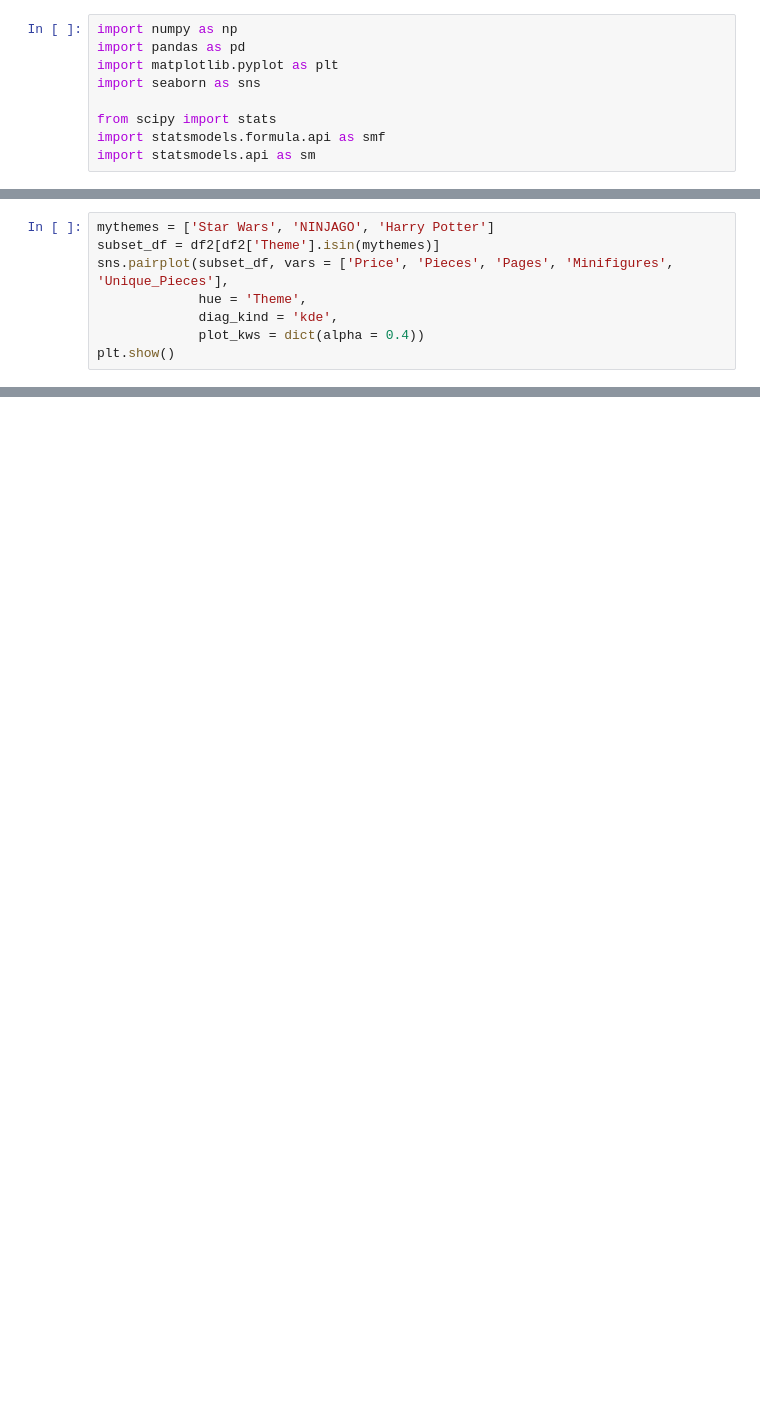
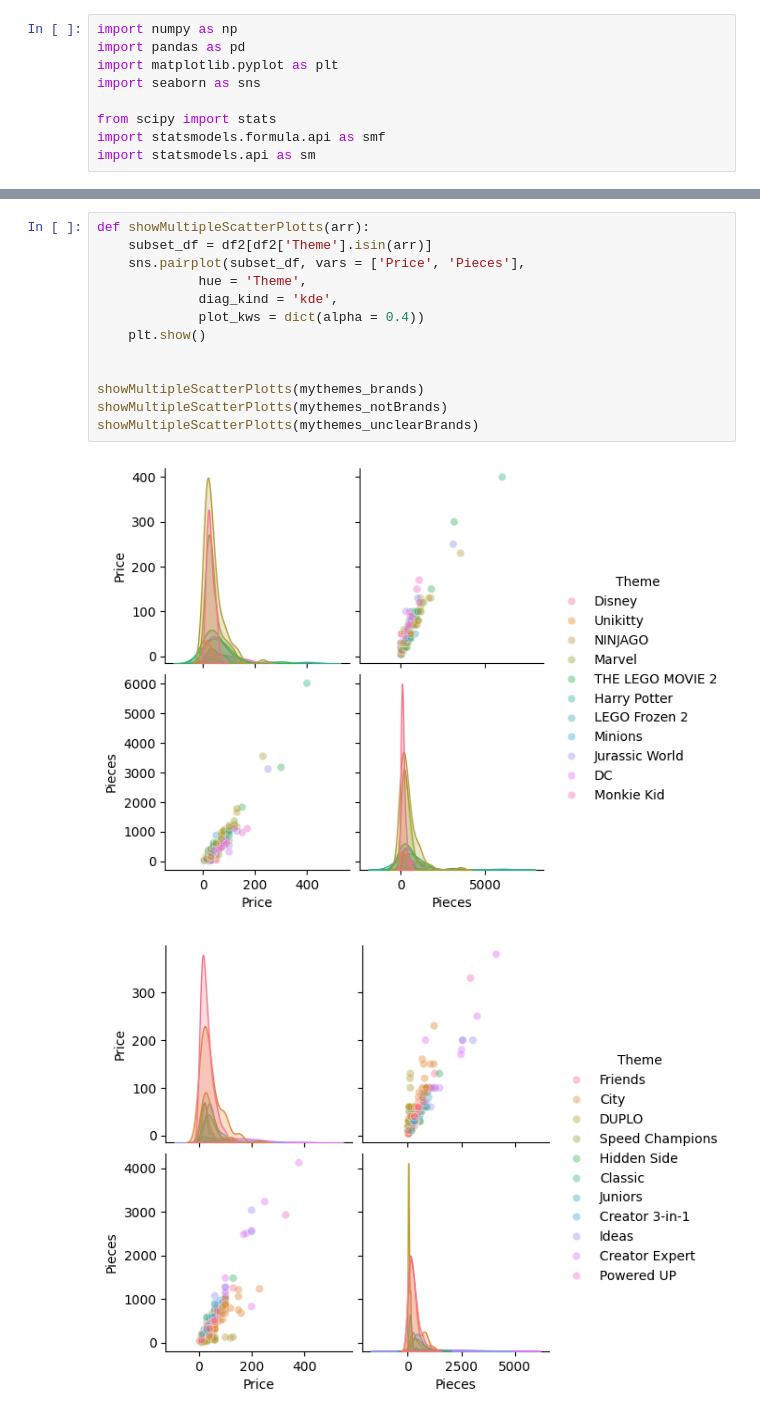
Before and after one commit to erikbjo/istg1003prosjekt, a Jupyter notebook: Oppgaver/oppg1.ipynb, the cells around one changed output, grey strips where cells are left out. Drawn from its saved outputs; the diff is of its cells as text; blank space fills up the shorter version.

```diff
--- a/Oppgaver/oppg1.ipynb
+++ b/Oppgaver/oppg1.ipynb
@@ -220,8 +9,0 @@ plt.show()
-# %%
-mythemes = ['Star Wars', 'NINJAGO', 'Harry Potter']
-subset_df = df2[df2['Theme'].isin(mythemes)]
-sns.pairplot(subset_df, vars = ['Price', 'Pieces', 'Pages', 'Minifigures', 'Unique_Pieces'],
-             hue = 'Theme',
-             diag_kind = 'kde',
-             plot_kws = dict(alpha = 0.4))
-plt.show()
@@ -466,0 +179,16 @@ df2.groupby(['cat', 'Theme']).size().reset_index(name = 'Count')
+# %%
+def showMultipleScatterPlotts(arr):
+    subset_df = df2[df2['Theme'].isin(arr)]
+    sns.pairplot(subset_df, vars = ['Price', 'Pieces'],
+             hue = 'Theme',
+             diag_kind = 'kde',
+             plot_kws = dict(alpha = 0.4))
+    plt.show()
+
+
+showMultipleScatterPlotts(mythemes_brands)
+showMultipleScatterPlotts(mythemes_notBrands)
+showMultipleScatterPlotts(mythemes_unclearBrands)
+# %% [output]
+[figure, added]
+[figure, added]
```
Also changed, not shown: parts of 73 cells of this notebook.
